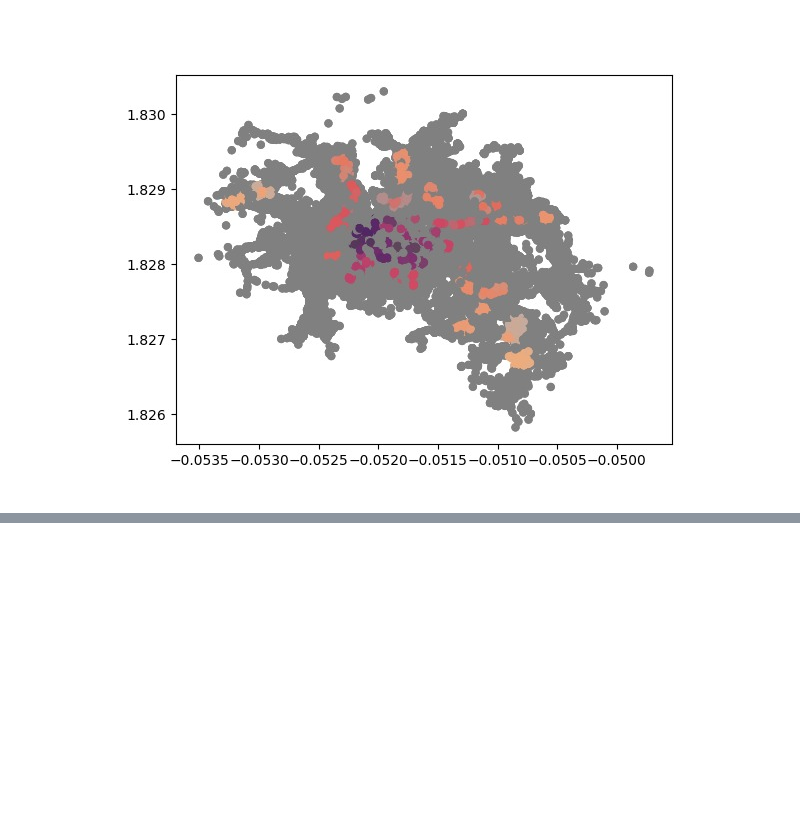
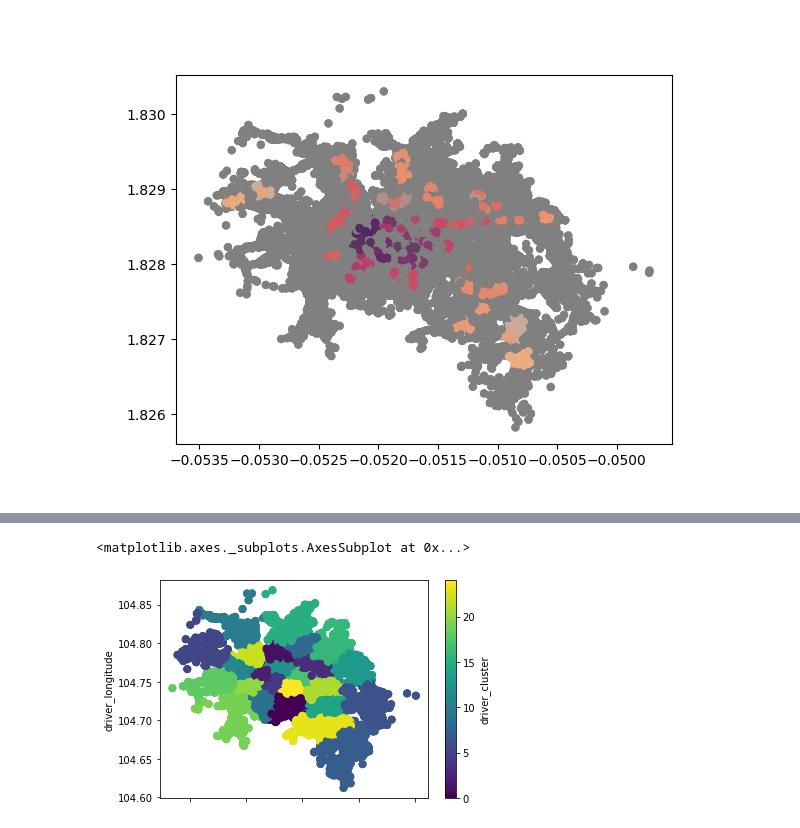
Before and after one commit to nishantgupta08/GoJekAssignment, a Jupyter notebook: JupyterScripts/ClusteringGeographicalCoordinates.ipynb, the cells around one changed output, grey strips where cells are left out. Cells and saved outputs as stored; diff of their text form; code cells hidden in the pictures; blank space fills up the shorter version.

```diff
--- a/JupyterScripts/ClusteringGeographicalCoordinates.ipynb
+++ b/JupyterScripts/ClusteringGeographicalCoordinates.ipynb
@@ -33,0 +62,2 @@ Image(filename='driver_clusters.jpeg')
+# %%
+kmeanModel = KMeans(n_clusters=25).fit(df_cord_driver_cartesian)
@@ -33,0 +67,8 @@ Image(filename='driver_clusters.jpeg')
+# %%
+df_cord_driver["driver_cluster"] = kmeanModel.predict(df_cord_driver_cartesian).tolist()
+df_cord_customer["customer_cluster"] = kmeanModel.predict(df_cord_customer_cartesian).tolist()
+# %%
+df_cord_driver.plot.scatter(x = 'driver_latitude', y = 'driver_longitude', c="driver_cluster", s=50, cmap='viridis')
+# %% [output]
+<matplotlib.axes._subplots.AxesSubplot at 0x...>
+[figure, added]
```
Also changed, not shown: parts of 8 cells of this notebook, 8 other files.
